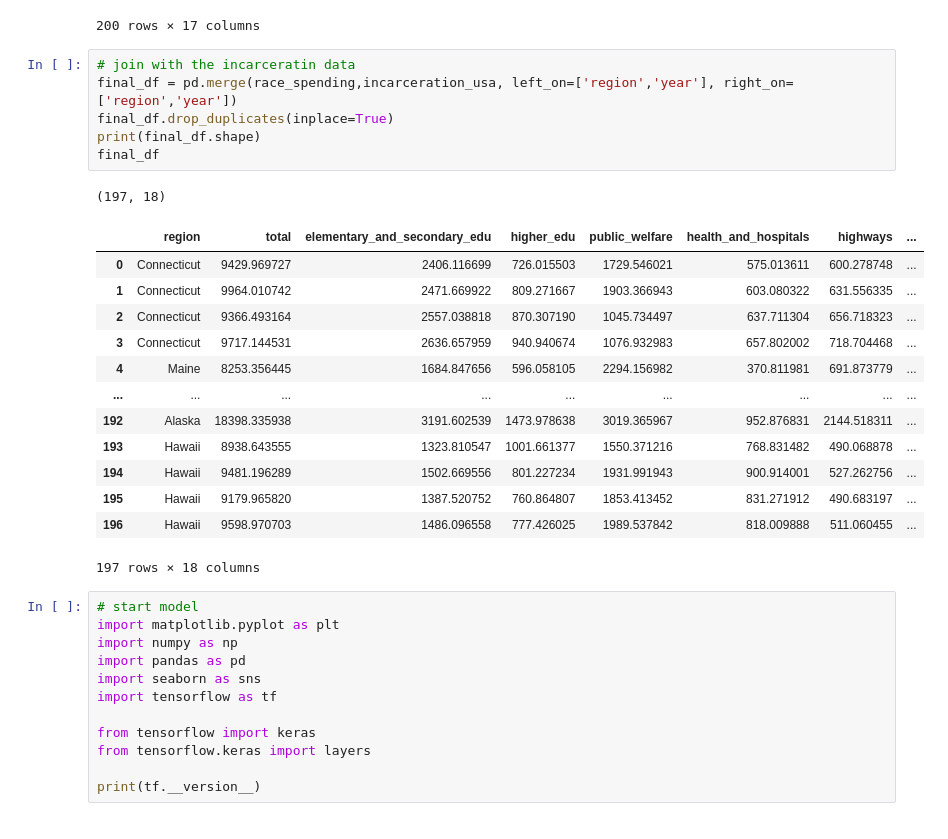
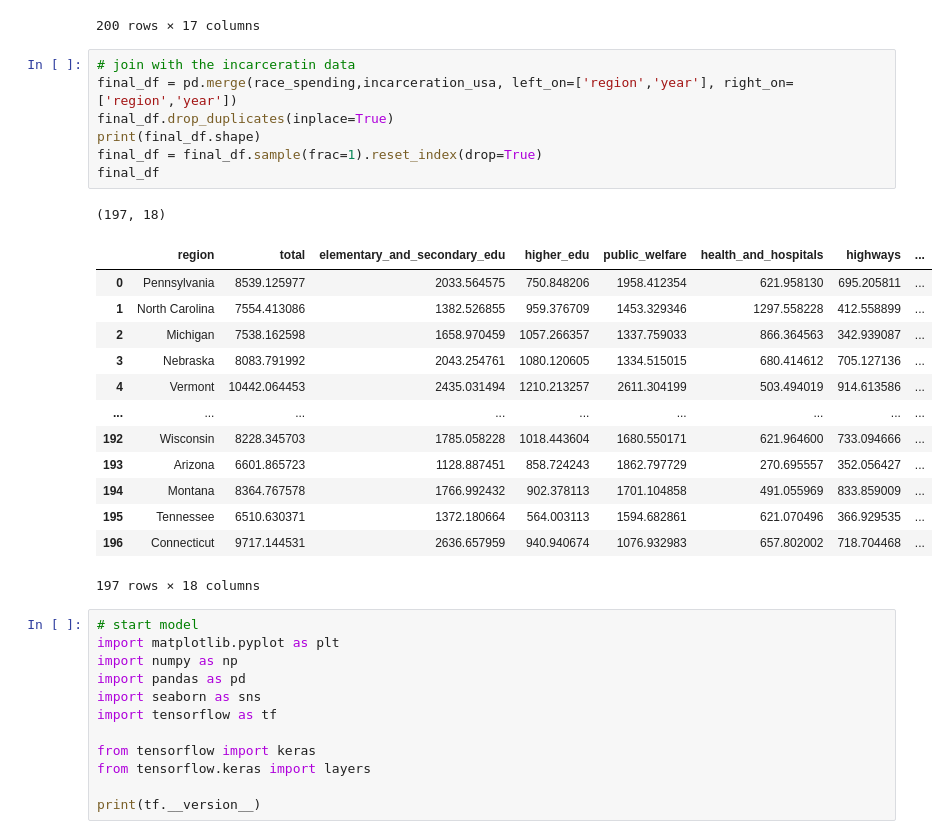
Before and after one commit to lhao03/data-visualization-of-usa-spending, a Jupyter notebook: incarceration_model.ipynb, the cells around one changed output. Saved outputs shown, nothing was run; the diff lists cells and outputs as text.

```diff
--- a/incarceration_model.ipynb
+++ b/incarceration_model.ipynb
@@ -158,23 +158,24 @@ race_spending
 # %%
 # join with the incarceratin data
 final_df = pd.merge(race_spending,incarceration_usa, left_on=['region','year'], right_on=['region','year'])
 final_df.drop_duplicates(inplace=True)
 print(final_df.shape)
+final_df = final_df.sample(frac=1).reset_index(drop=True)
 final_df
 # %% [output]
 (197, 18)
 |  | region | total | elementary_and_secondary_edu | higher_edu | public_welfare | health_and_hospitals | highways | ... |
-| 0 | Connecticut | 9429.969727 | 2406.116699 | 726.015503 | 1729.546021 | 575.013611 | 600.278748 | ... |
-| 1 | Connecticut | 9964.010742 | 2471.669922 | 809.271667 | 1903.366943 | 603.080322 | 631.556335 | ... |
-| 2 | Connecticut | 9366.493164 | 2557.038818 | 870.307190 | 1045.734497 | 637.711304 | 656.718323 | ... |
-| 3 | Connecticut | 9717.144531 | 2636.657959 | 940.940674 | 1076.932983 | 657.802002 | 718.704468 | ... |
-| 4 | Maine | 8253.356445 | 1684.847656 | 596.058105 | 2294.156982 | 370.811981 | 691.873779 | ... |
+| 0 | Pennsylvania | 8539.125977 | 2033.564575 | 750.848206 | 1958.412354 | 621.958130 | 695.205811 | ... |
+| 1 | North Carolina | 7554.413086 | 1382.526855 | 959.376709 | 1453.329346 | 1297.558228 | 412.558899 | ... |
+| 2 | Michigan | 7538.162598 | 1658.970459 | 1057.266357 | 1337.759033 | 866.364563 | 342.939087 | ... |
+| 3 | Nebraska | 8083.791992 | 2043.254761 | 1080.120605 | 1334.515015 | 680.414612 | 705.127136 | ... |
+| 4 | Vermont | 10442.064453 | 2435.031494 | 1210.213257 | 2611.304199 | 503.494019 | 914.613586 | ... |
 | ... | ... | ... | ... | ... | ... | ... | ... | ... |
-| 192 | Alaska | 18398.335938 | 3191.602539 | 1473.978638 | 3019.365967 | 952.876831 | 2144.518311 | ... |
-| 193 | Hawaii | 8938.643555 | 1323.810547 | 1001.661377 | 1550.371216 | 768.831482 | 490.068878 | ... |
-| 194 | Hawaii | 9481.196289 | 1502.669556 | 801.227234 | 1931.991943 | 900.914001 | 527.262756 | ... |
-| 195 | Hawaii | 9179.965820 | 1387.520752 | 760.864807 | 1853.413452 | 831.271912 | 490.683197 | ... |
-| 196 | Hawaii | 9598.970703 | 1486.096558 | 777.426025 | 1989.537842 | 818.009888 | 511.060455 | ... |
+| 192 | Wisconsin | 8228.345703 | 1785.058228 | 1018.443604 | 1680.550171 | 621.964600 | 733.094666 | ... |
+| 193 | Arizona | 6601.865723 | 1128.887451 | 858.724243 | 1862.797729 | 270.695557 | 352.056427 | ... |
+| 194 | Montana | 8364.767578 | 1766.992432 | 902.378113 | 1701.104858 | 491.055969 | 833.859009 | ... |
+| 195 | Tennessee | 6510.630371 | 1372.180664 | 564.003113 | 1594.682861 | 621.070496 | 366.929535 | ... |
+| 196 | Connecticut | 9717.144531 | 2636.657959 | 940.940674 | 1076.932983 | 657.802002 | 718.704468 | ... |
 197 rows × 18 columns
 # %%
 # start model
```
Also changed, not shown: parts of 13 cells of this notebook.
